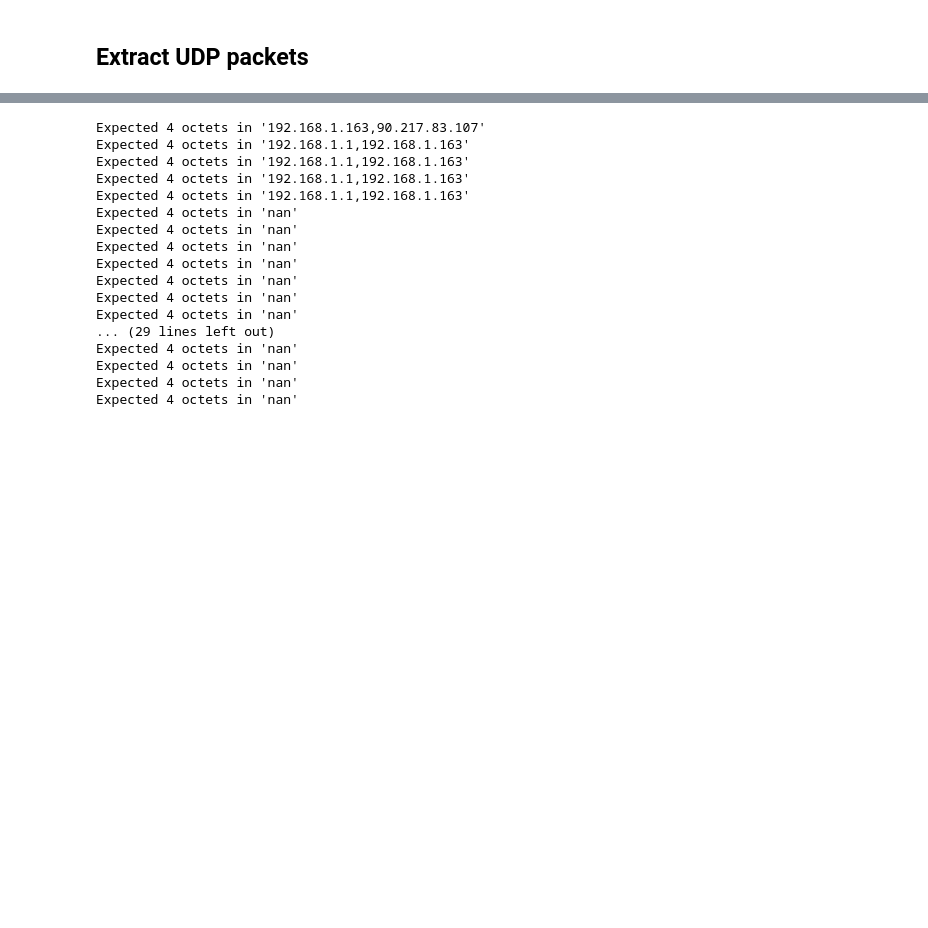
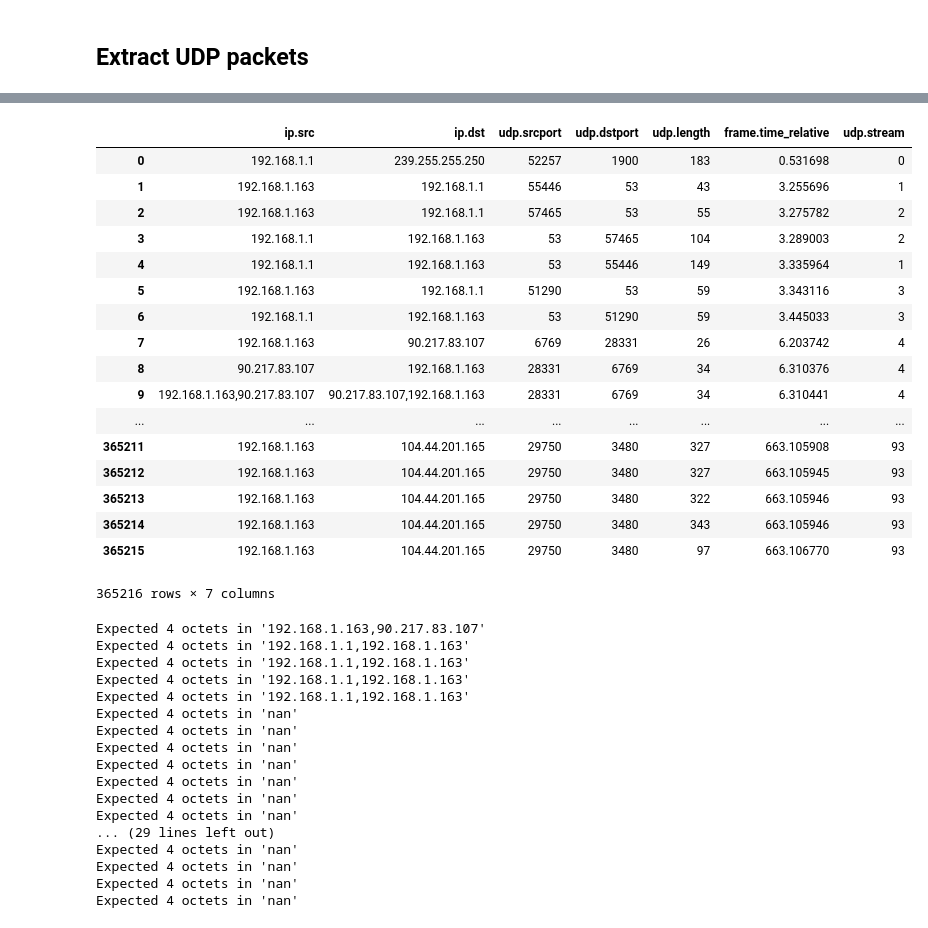
Before and after one commit to nyu-tandon-hsn-ai/trace-feature-selection, a Jupyter notebook: extract_app_feature.ipynb, the cells around one changed output, grey strips where cells are left out. Drawn from its saved outputs; the diff is of its cells as text; code cells hidden in the pictures; blank space fills up the shorter version.

Commit message:
Find the problem of 2 IP addresses in one UDP packet -> ICMP packet

```diff
--- a/extract_app_feature.ipynb
+++ b/extract_app_feature.ipynb
@@ -98,3 +98,25 @@ Wall time: 26 s
+# %%
+udp_pkt_feature_df = pd.read_csv(TRACE_UDP_PACKET_FEATURE_FILE_NAME)
+udp_pkt_feature_df
+# %% [output]
+|  | ip.src | ip.dst | udp.srcport | udp.dstport | udp.length | frame.time_relative | udp.stream |
+| 0 | 192.168.1.1 | 239.255.255.250 | 52257 | 1900 | 183 | 0.531698 | 0 |
+| 1 | 192.168.1.163 | 192.168.1.1 | 55446 | 53 | 43 | 3.255696 | 1 |
+| 2 | 192.168.1.163 | 192.168.1.1 | 57465 | 53 | 55 | 3.275782 | 2 |
+| 3 | 192.168.1.1 | 192.168.1.163 | 53 | 57465 | 104 | 3.289003 | 2 |
+| 4 | 192.168.1.1 | 192.168.1.163 | 53 | 55446 | 149 | 3.335964 | 1 |
+| 5 | 192.168.1.163 | 192.168.1.1 | 51290 | 53 | 59 | 3.343116 | 3 |
+| 6 | 192.168.1.1 | 192.168.1.163 | 53 | 51290 | 59 | 3.445033 | 3 |
+| 7 | 192.168.1.163 | 90.217.83.107 | 6769 | 28331 | 26 | 6.203742 | 4 |
+| 8 | 90.217.83.107 | 192.168.1.163 | 28331 | 6769 | 34 | 6.310376 | 4 |
+| 9 | 192.168.1.163,90.217.83.107 | 90.217.83.107,192.168.1.163 | 28331 | 6769 | 34 | 6.310441 | 4 |
+| ... | ... | ... | ... | ... | ... | ... | ... |
+| 365211 | 192.168.1.163 | 104.44.201.165 | 29750 | 3480 | 327 | 663.105908 | 93 |
+| 365212 | 192.168.1.163 | 104.44.201.165 | 29750 | 3480 | 327 | 663.105945 | 93 |
+| 365213 | 192.168.1.163 | 104.44.201.165 | 29750 | 3480 | 322 | 663.105946 | 93 |
+| 365214 | 192.168.1.163 | 104.44.201.165 | 29750 | 3480 | 343 | 663.105946 | 93 |
+| 365215 | 192.168.1.163 | 104.44.201.165 | 29750 | 3480 | 97 | 663.106770 | 93 |
+365216 rows × 7 columns
 # %%
 # read in packet feature csv file and do some transformation
 import ipaddress
```
Also changed, not shown: parts of 2 cells of this notebook.
